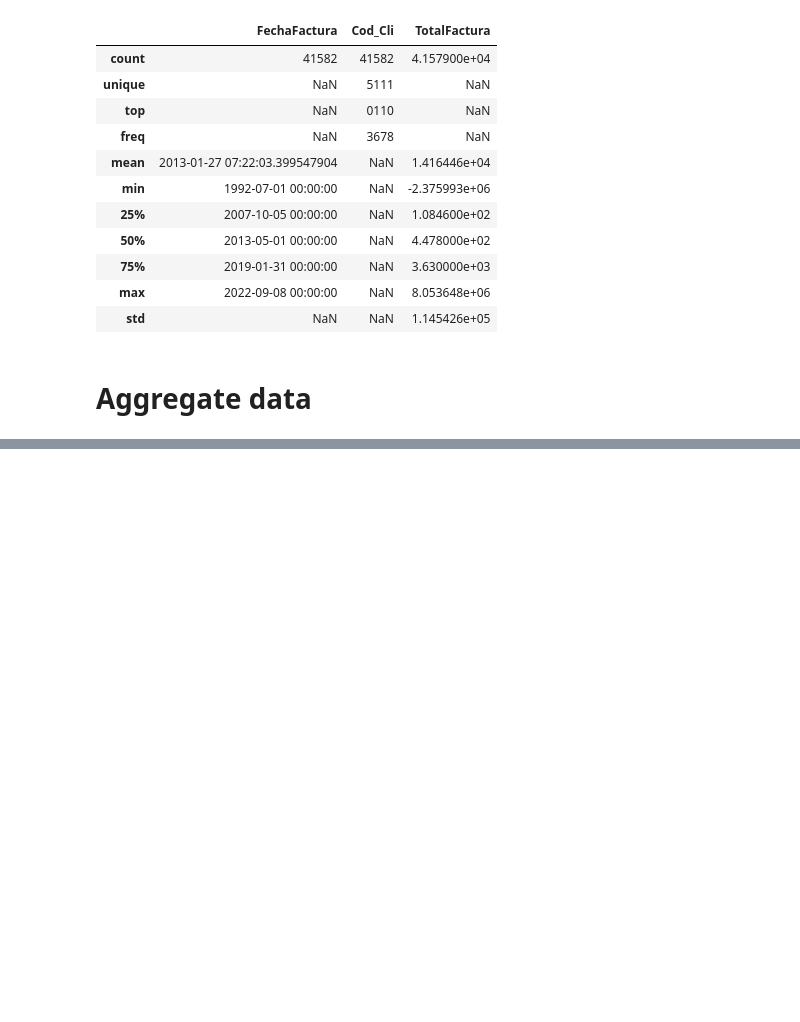
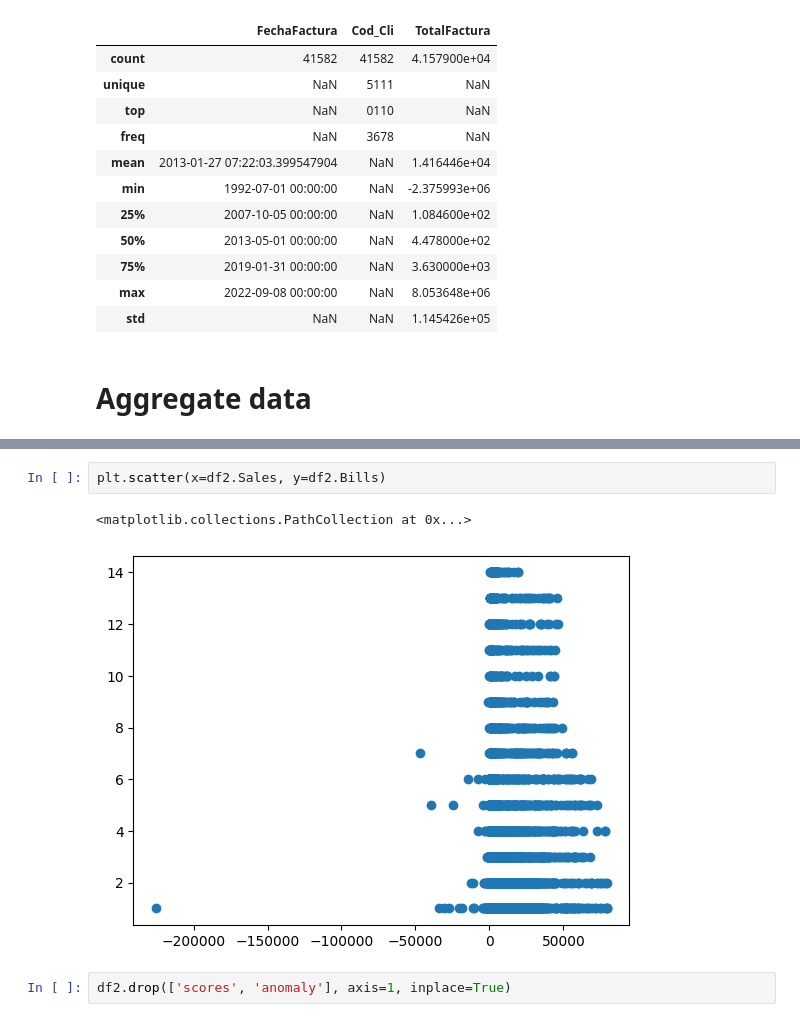
Before and after one commit to mcleroj/Python, a Jupyter notebook: clustering_metods.ipynb, the cells around one changed output, grey strips where cells are left out. Drawn from its saved outputs; the diff is of its cells as text; blank space fills up the shorter version.

```diff
--- a/clustering_metods.ipynb
+++ b/clustering_metods.ipynb
@@ -99,0 +165,7 @@ df.to_csv('sales_and_bills.csv', index=False)
+# %%
+plt.scatter(x=df2.Sales, y=df2.Bills)
+# %% [output]
+<matplotlib.collections.PathCollection at 0x...>
+[figure, added]
+# %%
+df2.drop(['scores', 'anomaly'], axis=1, inplace=True)
```
Also changed, not shown: parts of 14 cells of this notebook.
